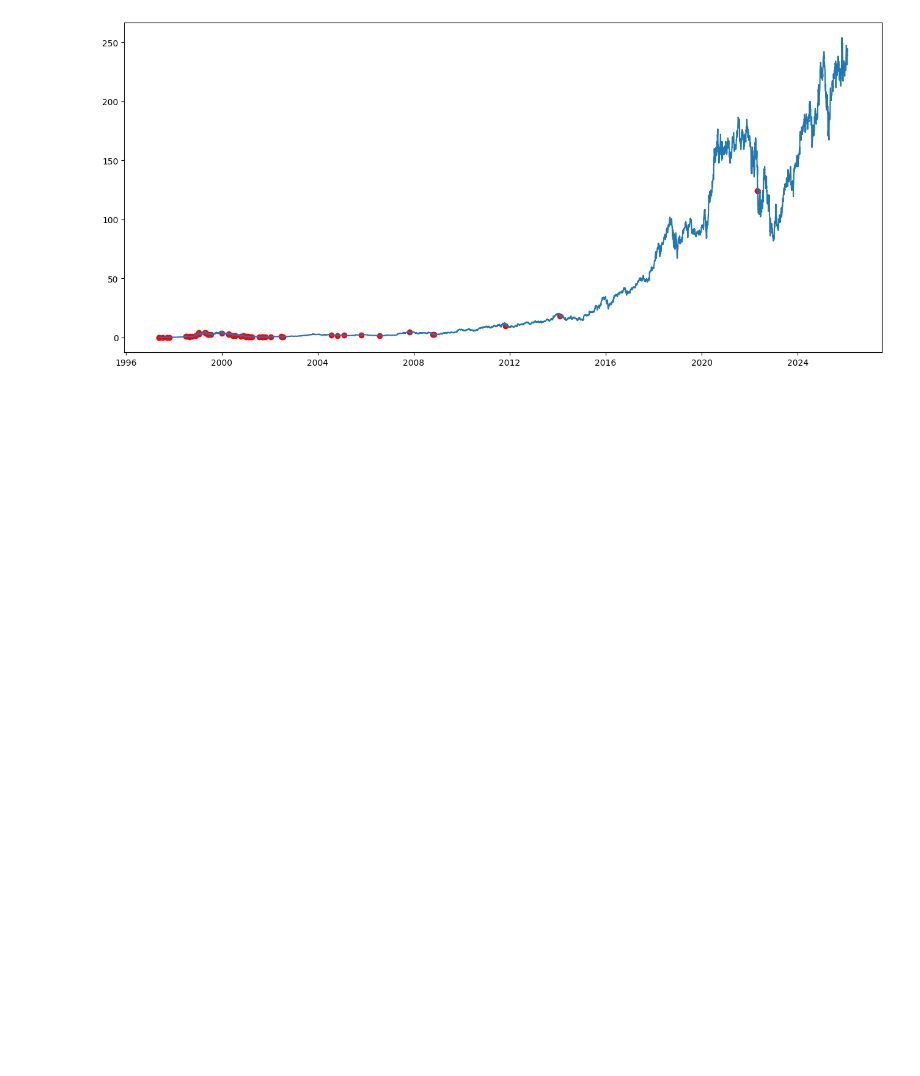
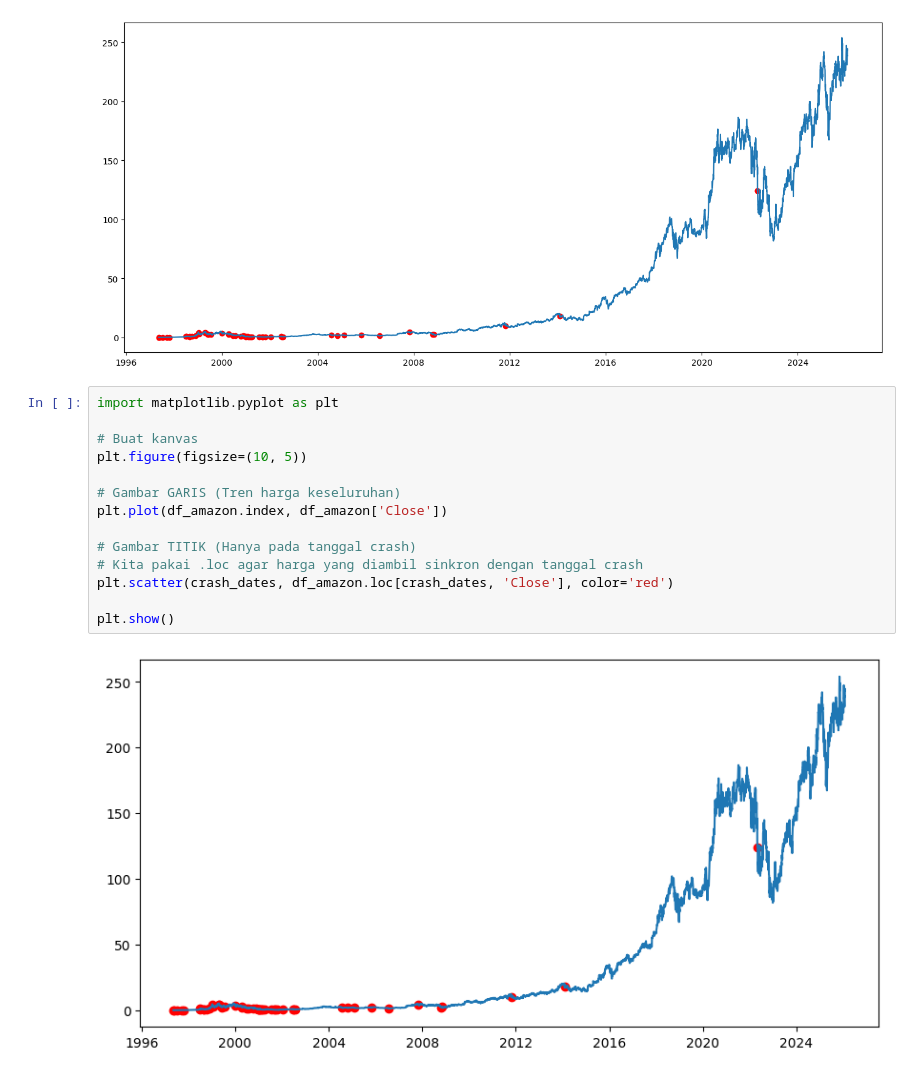
Before and after one commit to Aris0506/part-latihan, a Jupyter notebook: 01 senin/02/main.ipynb, the cells around one changed output. Cells and saved outputs as stored; diff of their text form; blank space fills up the shorter version.

```diff
--- a/01 senin/02/main.ipynb
+++ b/01 senin/02/main.ipynb
@@ -279,3 +279,19 @@ plt.scatter(crash_dates, crash_prices, color='red')
 plt.show()
 # %% [output]
 [figure]
+# %%
+import matplotlib.pyplot as plt
+
+# Buat kanvas
+plt.figure(figsize=(10, 5))
+
+# Gambar GARIS (Tren harga keseluruhan)
+plt.plot(df_amazon.index, df_amazon['Close'])
+
+# Gambar TITIK (Hanya pada tanggal crash)
+# Kita pakai .loc agar harga yang diambil sinkron dengan tanggal crash
+plt.scatter(crash_dates, df_amazon.loc[crash_dates, 'Close'], color='red')
+
+plt.show()
+# %% [output]
+[figure, added]
```
